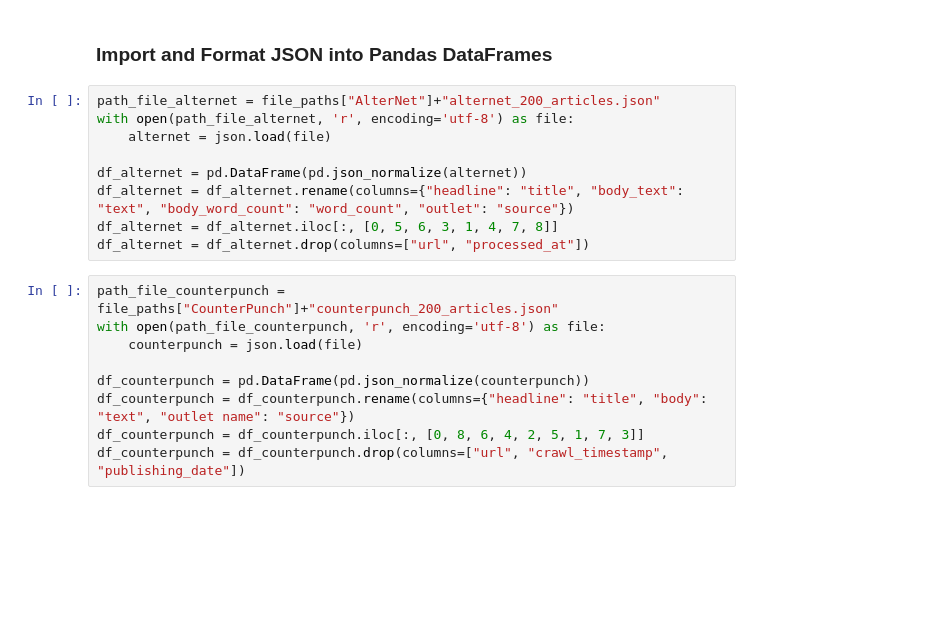
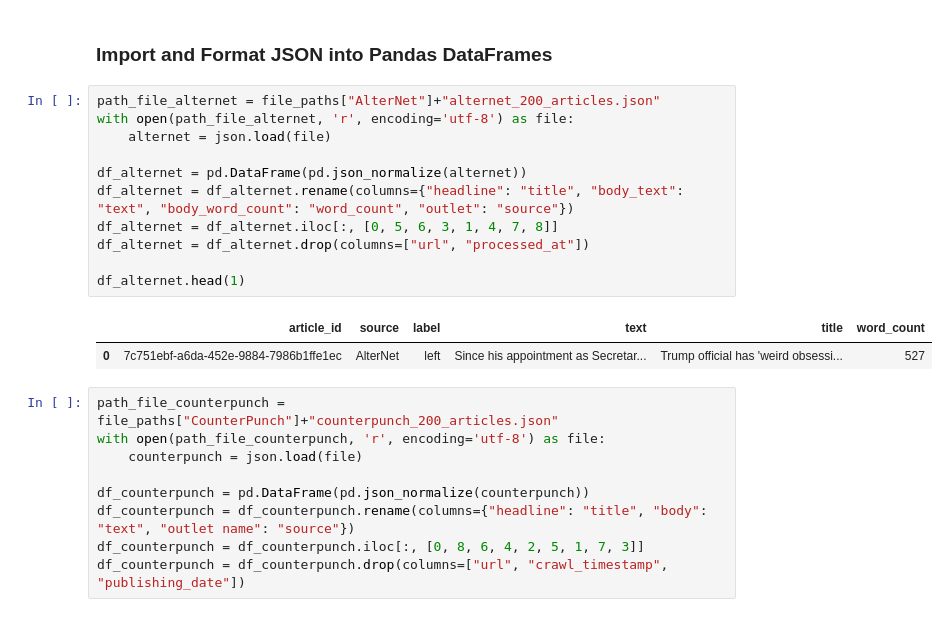
Before and after one commit to kolianedgar/Predicting-the-Political-Leaning-of-the-Media-Outlet-from-Article-Text, a Jupyter notebook: Evaluation-on-random-split-of-articles.ipynb, the cells around one changed output. Drawn from its saved outputs; the diff is of its cells as text; blank space fills up the shorter version.

```diff
--- a/Evaluation-on-random-split-of-articles.ipynb
+++ b/Evaluation-on-random-split-of-articles.ipynb
@@ -70,12 +70,17 @@ file_paths = {"AlterNet": os.getcwd() + "\\articles\\left\\alter-net\\",
 # %%
 path_file_alternet = file_paths["AlterNet"]+"alternet_200_articles.json"
 with open(path_file_alternet, 'r', encoding='utf-8') as file:
     alternet = json.load(file)
 
 df_alternet = pd.DataFrame(pd.json_normalize(alternet))
 df_alternet = df_alternet.rename(columns={"headline": "title", "body_text": "text", "body_word_count": "word_count", "outlet": "source"})
 df_alternet = df_alternet.iloc[:, [0, 5, 6, 3, 1, 4, 7, 8]]
 df_alternet = df_alternet.drop(columns=["url", "processed_at"])
+
+df_alternet.head(1)
+# %% [output]
+|  | article_id | source | label | text | title | word_count |
+| 0 | 7c751ebf-a6da-452e-9884-7986b1ffe1ec | AlterNet | left | Since his appointment as Secretar... | Trump official has 'weird obsessi... | 527 |
 # %%
 path_file_counterpunch = file_paths["CounterPunch"]+"counterpunch_200_articles.json"
 with open(path_file_counterpunch, 'r', encoding='utf-8') as file:
```
Also changed, not shown: 21 other files.
